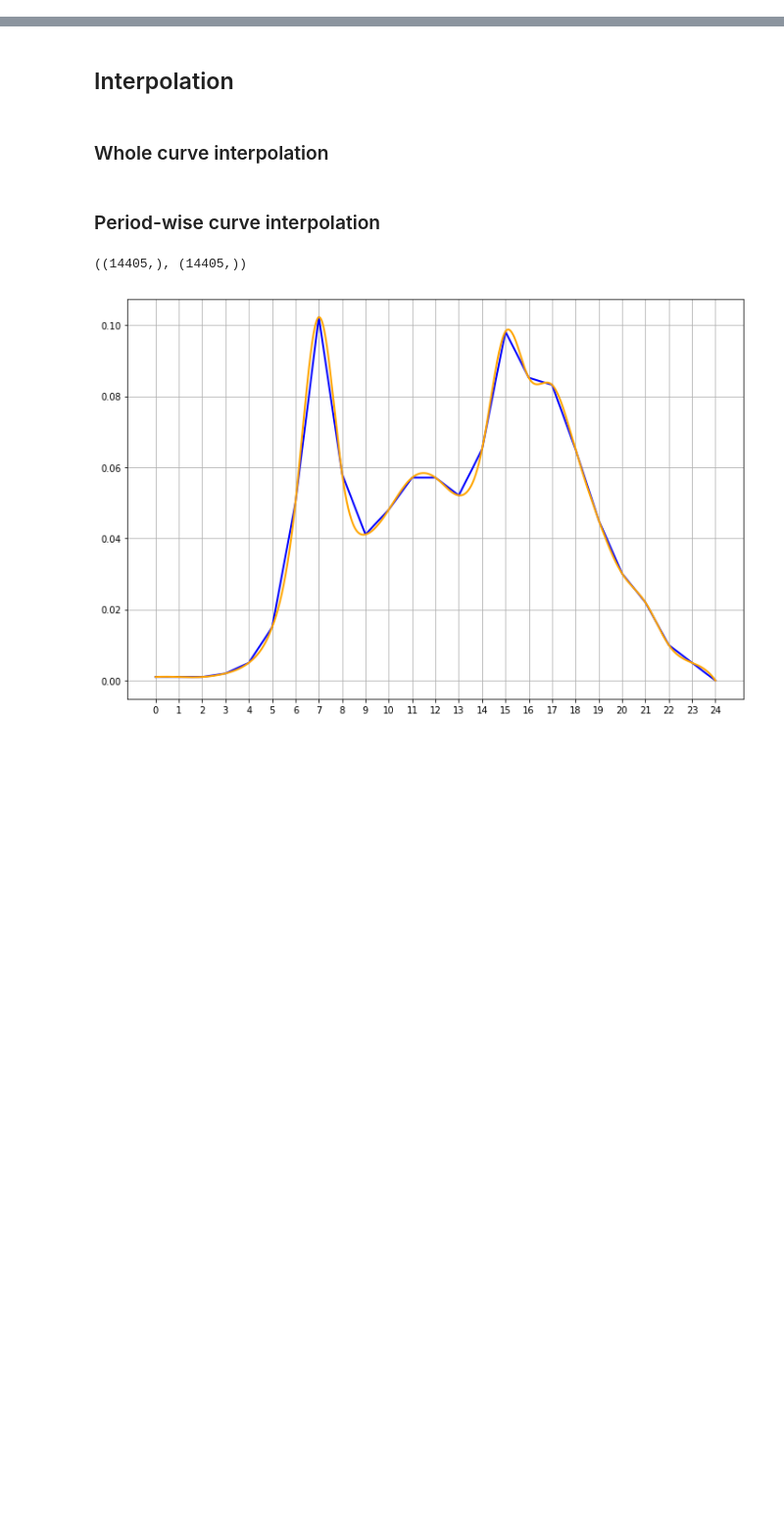
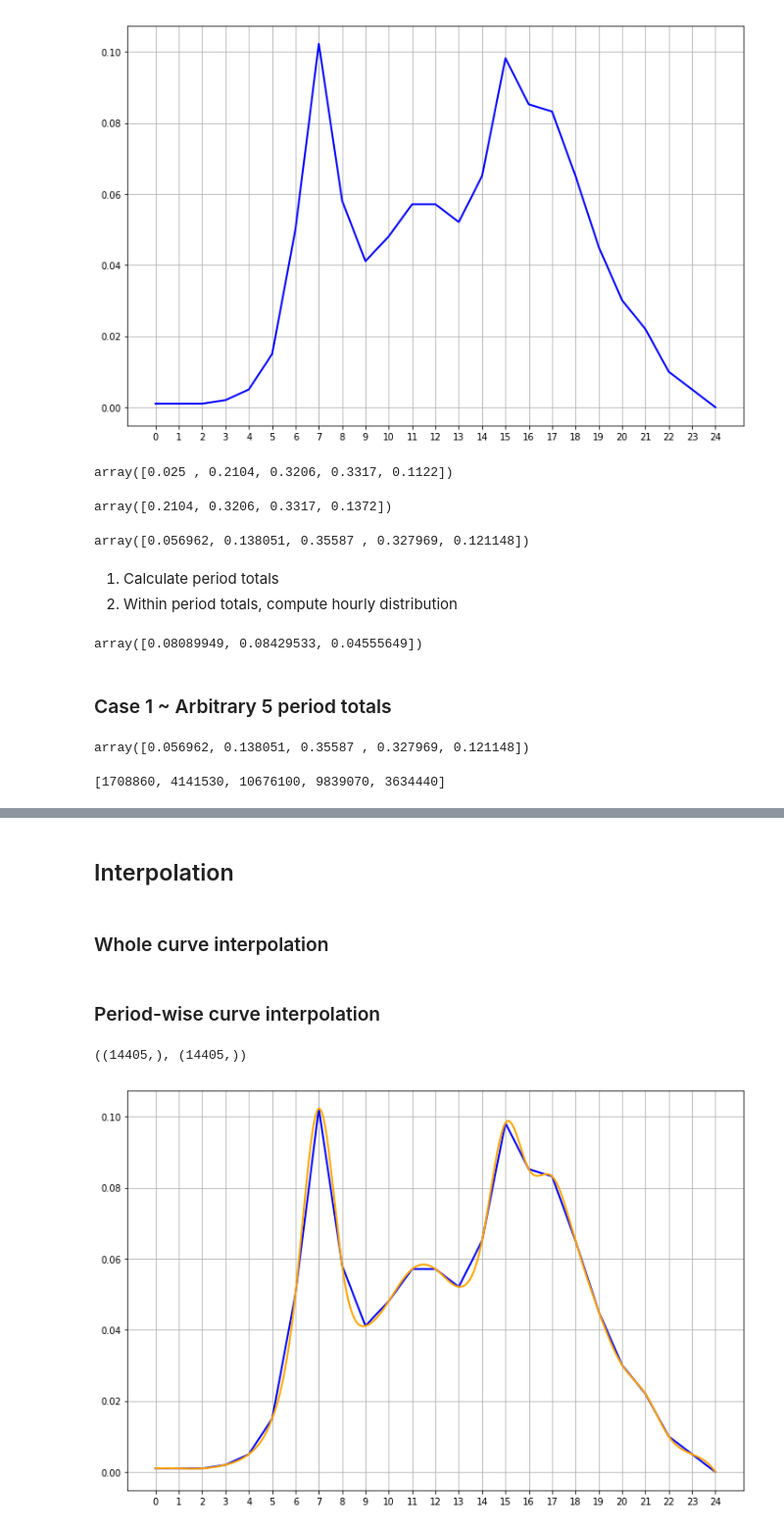
Before and after one commit to xys234/Work, a Jupyter notebook: notebooks/2019_05_09_SWIFT_Diurnal_Simulation.ipynb, the cells around one changed output, grey strips where cells are left out. Shown at 98% size. Saved outputs shown, nothing was run; the diff lists cells and outputs as text; code cells hidden in the pictures; blank space fills up the shorter version.

```diff
--- a/notebooks/2019_05_09_SWIFT_Diurnal_Simulation.ipynb
+++ b/notebooks/2019_05_09_SWIFT_Diurnal_Simulation.ipynb
@@ -11,4 +15,4 @@ RANDOM_SEED = 47
 # %%
 hours = np.arange(0,25,1)
-share = np.array([0.0010, 0.0010, 0.0010, 0.0020, 0.0050, 0.0150, 0.0501, 0.1022, 0.0581, 0.0411, 0.0481, 0.0571, 0.0571,
+share_hours = np.array([0.0010, 0.0010, 0.0010, 0.0020, 0.0050, 0.0150, 0.0501, 0.1022, 0.0581, 0.0411, 0.0481, 0.0571, 0.0571,
                0.0521, 0.0651, 0.0982, 0.0852, 0.0832, 0.0651, 0.0451, 0.0301, 0.0220, 0.0100, 0.0050, 0])
@@ -19,0 +31,8 @@ array([ 0,  1,  2,  3,  4,  5,  6,  7,  8,  9, 10, 11, 12, 13, 14, 15, 16,
+# %%
+fig, ax = plt.subplots(figsize=(12,8))
+ax.plot(hours, share_hours, color='blue', linewidth=2, label='Input')
+ax.set_xticks(hours)
+ax.set_xticklabels(hours)
+ax.grid(True)
+# %% [output]
+[figure, added]
@@ -19,0 +56,20 @@ array([ 0,  1,  2,  3,  4,  5,  6,  7,  8,  9, 10, 11, 12, 13, 14, 15, 16,
+# %%
+totals_periods_5 = get_period_totals(hours, share_hours, PERIODS_5)
+totals_periods_5 = np.array(list(totals_periods_5.values()))
+totals_periods_5
+# %% [output]
+array([0.025 , 0.2104, 0.3206, 0.3317, 0.1122])
+# %%
+totals_periods_4 = get_period_totals(hours, share_hours, PERIODS_4)
+totals_periods_4 = np.array(list(totals_periods_4.values()))
+totals_periods_4
+# %% [output]
+array([0.2104, 0.3206, 0.3317, 0.1372])
+# %%
+totals_periods_5_case1 = np.array([0.056962, 0.138051, 0.35587, 0.327969, 0.121148])
+totals_periods_5_case1
+# %% [output]
+array([0.056962, 0.138051, 0.35587 , 0.327969, 0.121148])
+# %% [markdown]
+1. Calculate period totals
+2. Within period totals, compute hourly distribution
@@ -19,0 +94,16 @@ array([ 0,  1,  2,  3,  4,  5,  6,  7,  8,  9, 10, 11, 12, 13, 14, 15, 16,
+# %%
+h, pr = calculate_hourly_probs(seconds, share_seconds, (6, 9))
+pr
+# %% [output]
+array([0.08089949, 0.08429533, 0.04555649])
+# %% [markdown]
+### Case 1 ~ Arbitrary 5 period totals
+# %%
+totals_periods_5_case1
+# %% [output]
+array([0.056962, 0.138051, 0.35587 , 0.327969, 0.121148])
+# %%
+trips = [int(SAMPLE_SIZE*p) for p in totals_periods_5_case1]
+trips
+# %% [output]
+[1708860, 4141530, 10676100, 9839070, 3634440]
```
Also changed, not shown: parts of 16 cells of this notebook, 4 other files.
